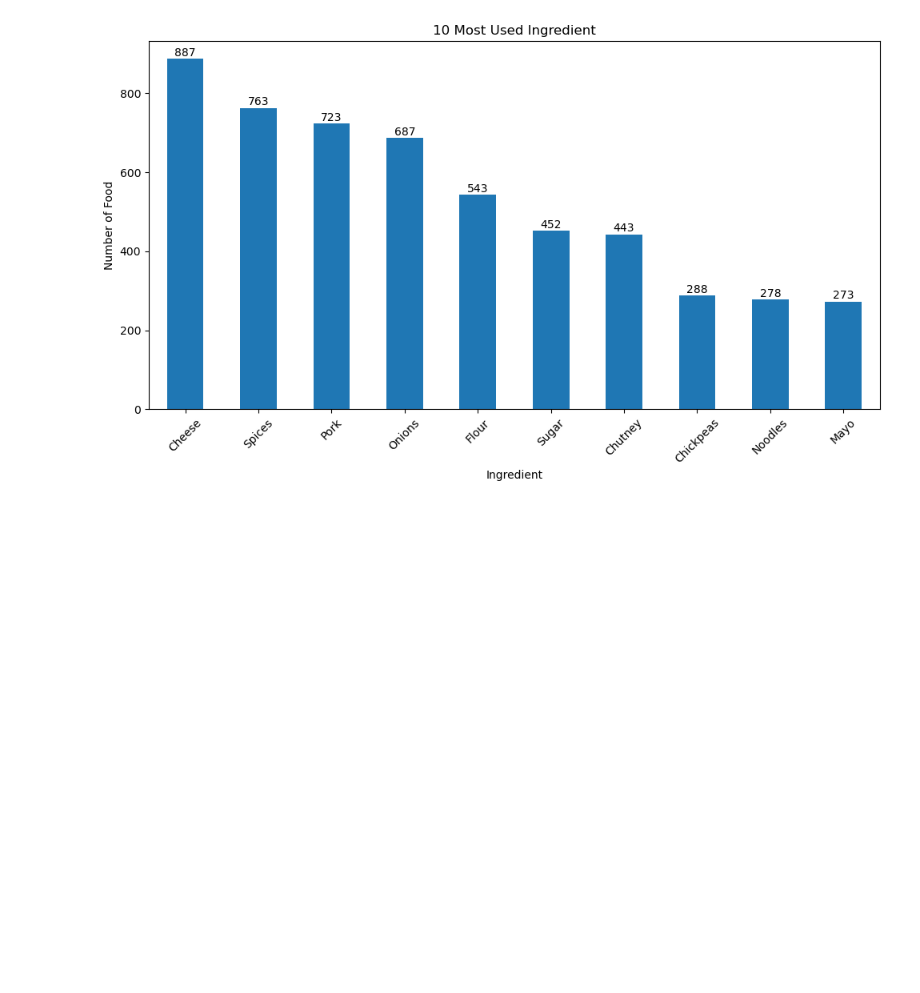
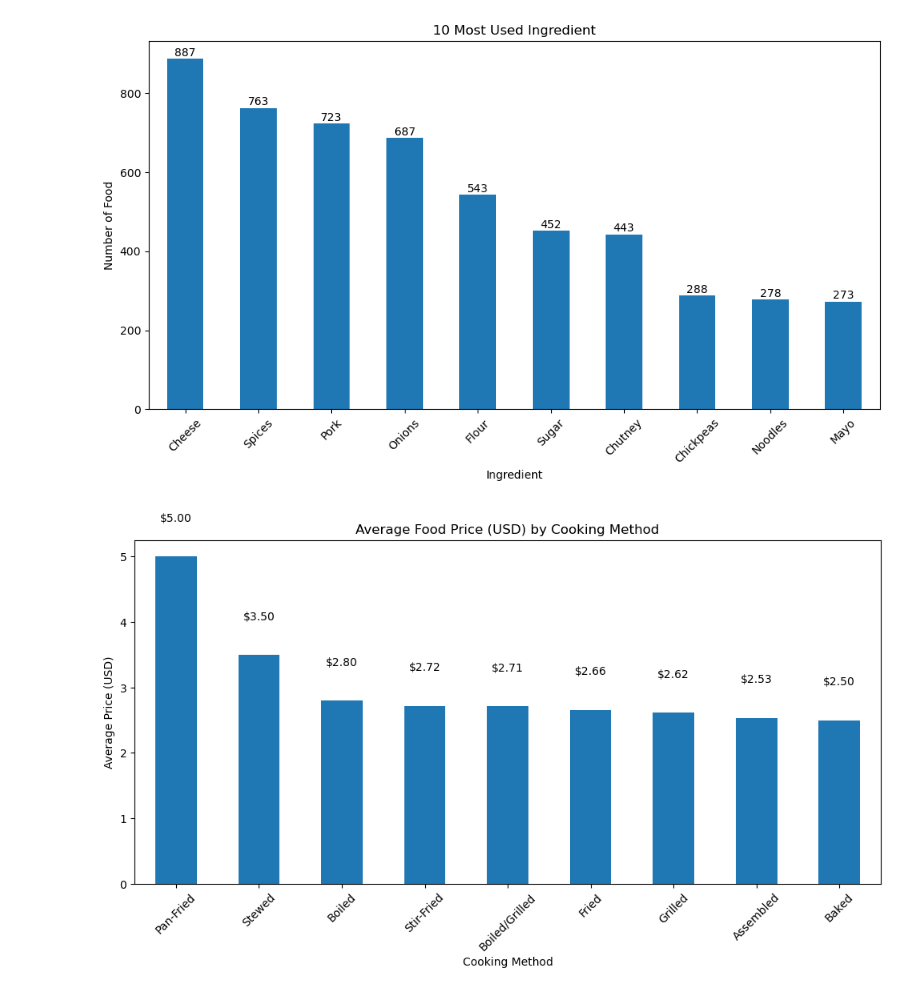
Before and after one commit to FlazeFy2/DS-Global_Street_Food_Dataset, a Jupyter notebook: exploratory data analysis-bar.ipynb, the cells around one changed output. Cells and saved outputs as stored; diff of their text form; code cells hidden in the pictures; blank space fills up the shorter version.

Commit message:
[DS] Exploratory Data Analysis (EDA) - Average Food Price (USD) by Cooking Method

```diff
--- a/exploratory data analysis-bar.ipynb
+++ b/exploratory data analysis-bar.ipynb
@@ -77,3 +77,32 @@ plt.tight_layout()
 plt.show()
 # %% [output]
 [figure]
+# %%
+import pandas as pd
+import matplotlib.pyplot as plt
+
+# Exploratory Data Analysis (EDA) - Average Food Price (USD) by Cooking Method
+# Load the dataset
+df = pd.read_csv("global_street_food.csv")
+# Convert to numeric
+df['Typical Price (USD)'] = pd.to_numeric(df['Typical Price (USD)'], errors='coerce')
+
+# Clean missing cooking method and price
+df = df.dropna(subset=['Cooking Method', 'Typical Price (USD)'])
+# Group by and Count Average
+avg_price = df.groupby('Cooking Method')['Typical Price (USD)'].mean().sort_values(ascending=False)
+
+# Bar Chart
+plt.figure(figsize=(10, 6))
+ax = avg_price.plot(kind='bar')
+# Add Label
+for i, value in enumerate(avg_price):
+    plt.text(i, value + 0.5, f"${value:.2f}", ha='center', va='bottom')
+plt.title("Average Food Price (USD) by Cooking Method")
+plt.xlabel("Cooking Method")
+plt.ylabel("Average Price (USD)")
+plt.xticks(rotation=45)
+plt.tight_layout()
+plt.show()
+# %% [output]
+[figure, added]
```
Also changed, not shown: 1 other file.
